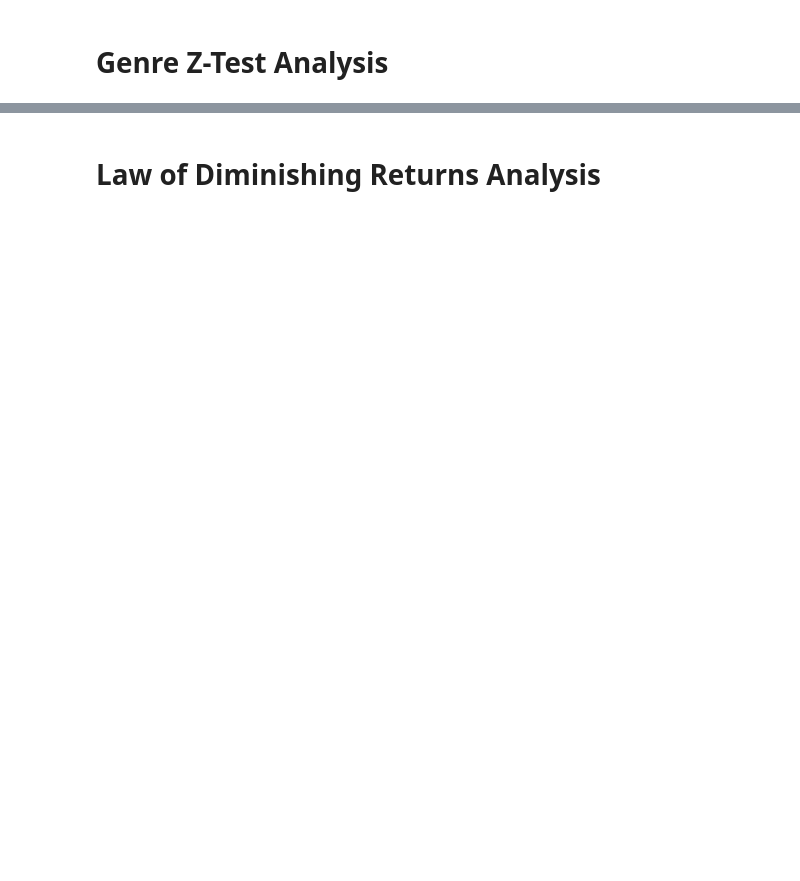
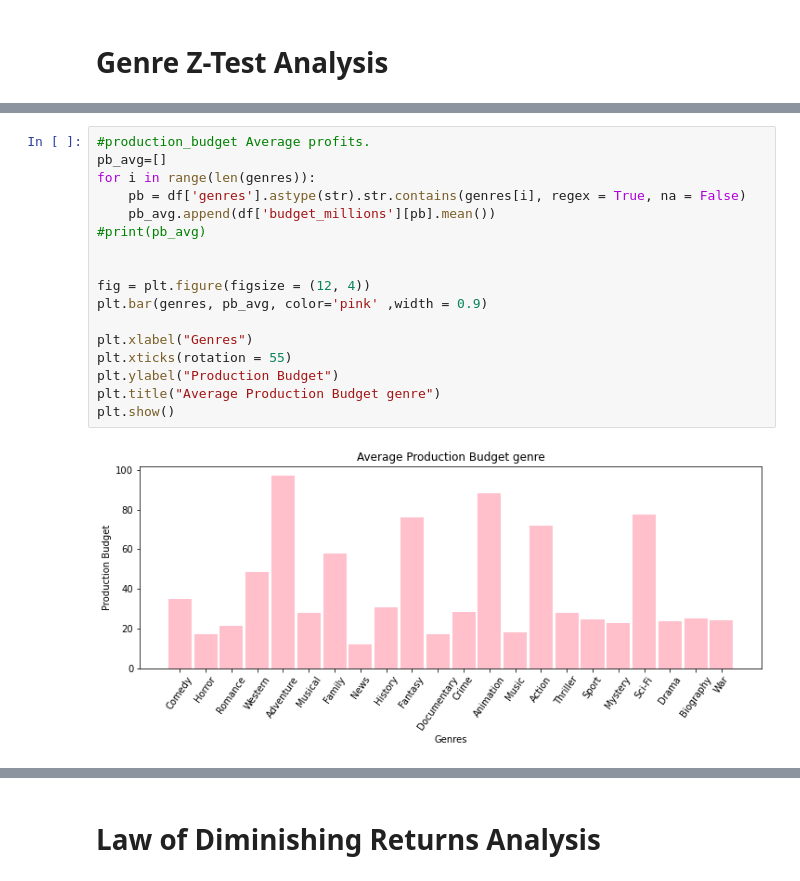
Before and after one commit to hixtape1212/Group6Consulting_CapstoneRepo, a Jupyter notebook: Group6-MovieAnalysis.ipynb, the cells around one changed output, grey strips where cells are left out. Saved outputs shown, nothing was run; the diff lists cells and outputs as text; blank space fills up the shorter version.

```diff
--- a/Group6-MovieAnalysis.ipynb
+++ b/Group6-MovieAnalysis.ipynb
@@ -112,0 +170,19 @@ df.head(10)
+# %%
+#production_budget Average profits.
+pb_avg=[]
+for i in range(len(genres)):
+    pb = df['genres'].astype(str).str.contains(genres[i], regex = True, na = False)
+    pb_avg.append(df['budget_millions'][pb].mean())
+#print(pb_avg)
+
+
+fig = plt.figure(figsize = (12, 4))
+plt.bar(genres, pb_avg, color='pink' ,width = 0.9)
+
+plt.xlabel("Genres")
+plt.xticks(rotation = 55)
+plt.ylabel("Production Budget")
+plt.title("Average Production Budget genre")
+plt.show()
+# %% [output]
+[figure, added]
```
Also changed, not shown: parts of 30 cells of this notebook.
